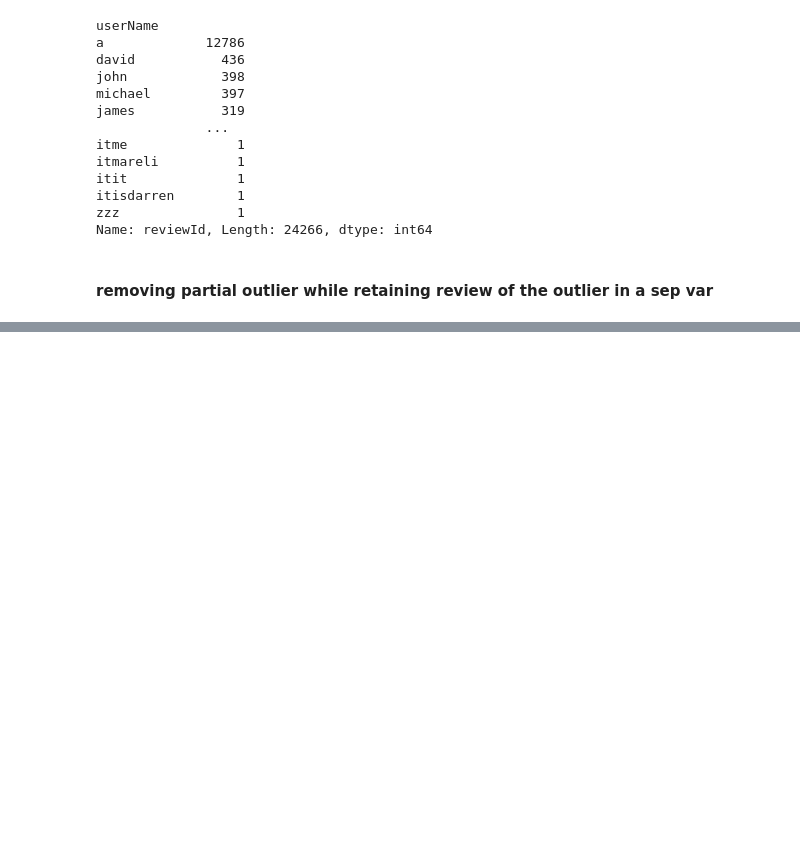
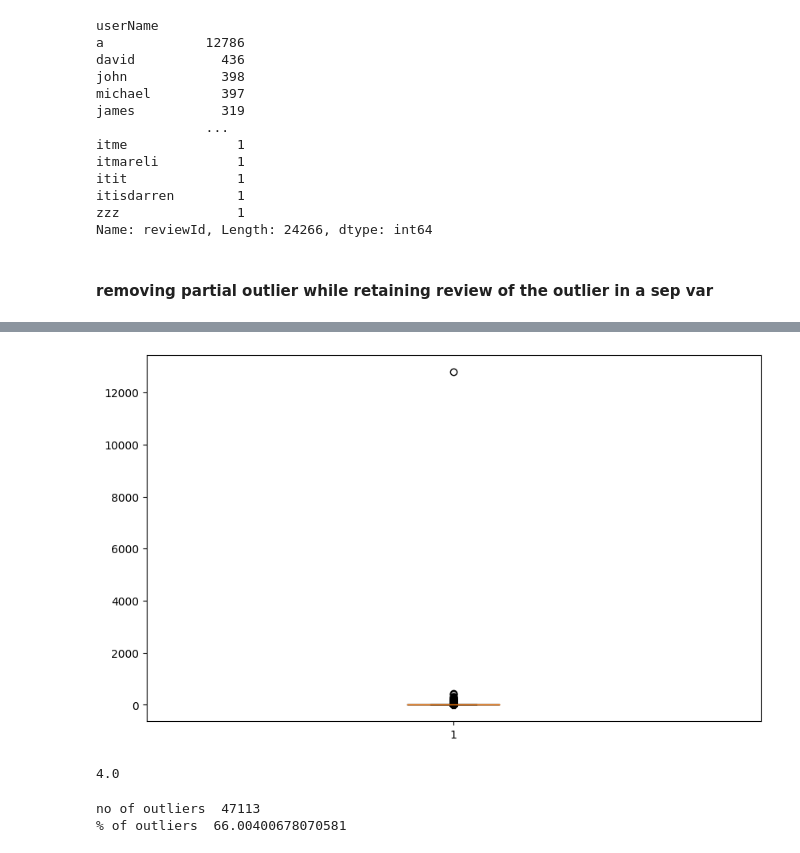
Before and after one commit to dipshi-singh/spotify-review-eda, a Jupyter notebook: Spotify_Review_EDA.ipynb, the cells around one changed output, grey strips where cells are left out. Drawn from its saved outputs; the diff is of its cells as text; code cells hidden in the pictures; blank space fills up the shorter version.

```diff
--- a/Spotify_Review_EDA.ipynb
+++ b/Spotify_Review_EDA.ipynb
@@ -243,0 +388,3 @@ df.head()
+# %%
+grouped = df.groupby(by='userName')['reviewId'].count().sort_values(ascending=False)
+grouped
@@ -243,0 +405,17 @@ df.head()
+# %%
+plt.figure(figsize=(10,6))
+plt.boxplot(grouped)
+plt.show()
+# %% [output]
+[figure, added]
+# %%
+grouped.quantile(0.90)
+# %% [output]
+4.0
+# %%
+outliers_90tile = (grouped > 4).count()
+print ( 'no of outliers ',(71379-outliers_90tile))
+print ( '% of outliers ',((71379-outliers_90tile)*100)/71379)
+# %% [output]
+no of outliers  47113
+% of outliers  66.00400678070581
```
Also changed, not shown: parts of 37 cells of this notebook.
